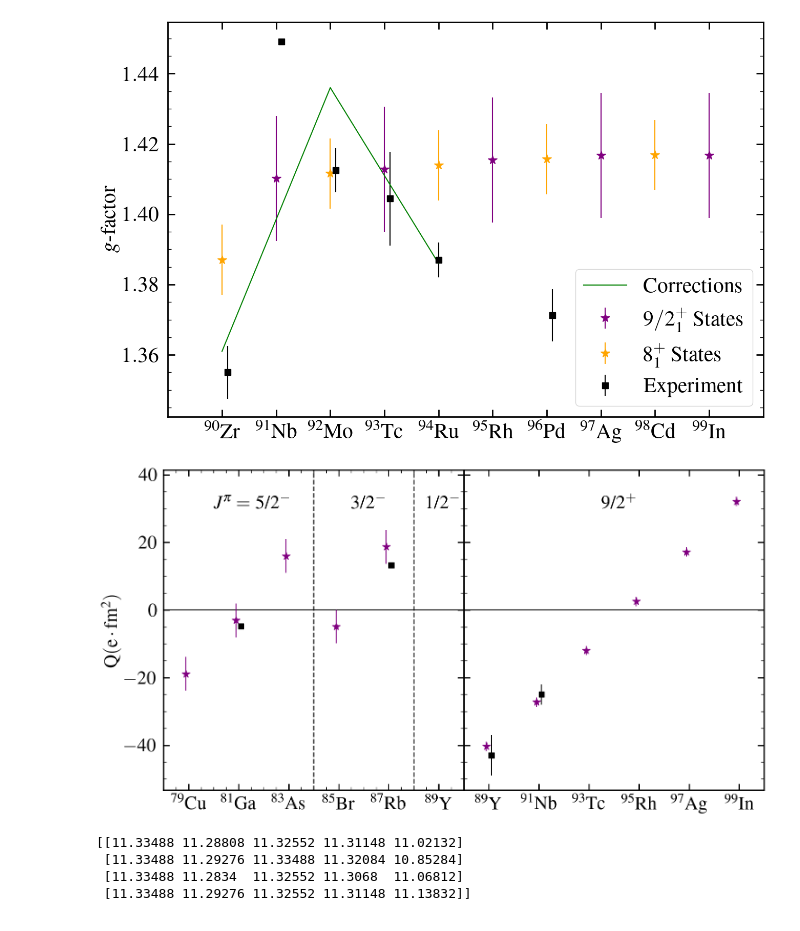
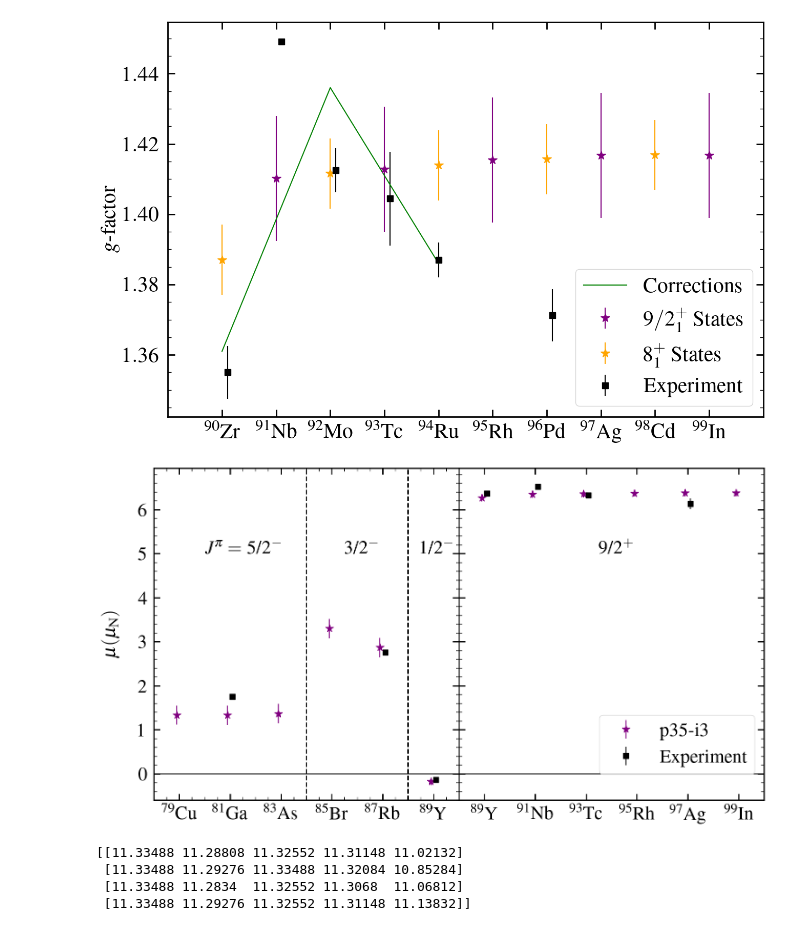
Before and after one commit to JordanPurcell/Research, a Jupyter notebook: plots/EM_properties.ipynb, the cells around one changed output. Drawn from its saved outputs; the diff is of its cells as text; code cells hidden in the pictures.

```diff
--- a/plots/EM_properties.ipynb
+++ b/plots/EM_properties.ipynb
@@ -279,17 +275,20 @@ plt.show()
 # %% [output]
 [figure]
 # %%
-#f, ax = plt.subplots(2,2, sharey='row', gridspec_kw={'width_ratios':[6,6]})
-f, ax = plt.subplots(2,2, sharex='col', sharey='row', gridspec_kw={'width_ratios':[6,6]})      # Switch to this one to isolate bottom plot
+f, ax = plt.subplots(2,2, sharey='row', gridspec_kw={'width_ratios':[6,6]})
+#f, ax = plt.subplots(2,2, sharex='col', sharey='row', gridspec_kw={'width_ratios':[6,6]})      # Switch to this one to isolate bottom plot
 f.set_figwidth(15)
 f.set_figheight(15)
 
-plt.setp(ax[1][0], xticks=odd_A, xticklabels=odd_ticks)                 # Change first index to isolate top/bottom plot
-plt.setp(ax[1][1], xticks=m9_A, xticklabels=m9_ticks)                   # ""
+plt.setp(ax[0][0], xticks=odd_A, xticklabels=odd_ticks)                 # Change first index to isolate top/bottom plot
+plt.setp(ax[0][1], xticks=m9_A, xticklabels=m9_ticks)                   # ""
 ax[0][0].tick_params(pad=10)
 ax[0][1].tick_params(pad=10)
 ax[0][0].set_xlim(78, 90)
 ax[0][1].set_xlim(88, 100)
+
+xodd = [i for i in range(A_odd[0]-1, A_odd[len(A_odd)-1]+2)]
+xeven = [i for i in range(A_even[0]-1, A_even[len(A_even)-1]+3)]
 
 ax[0][0].plot(xodd, np.zeros(len(xodd)), color='black', linestyle='solid')
 ax[1][0].plot(xodd, np.zeros(len(xodd)), color='black', linestyle='solid')
@@ -302,7 +301,7 @@ ax[1][1].plot(xeven, np.zeros(len(xeven)), color='black', linestyle='solid')
 #ax[0][0].scatter([odd_A[i] - 0.1 for i in range(len(odd_A))], odd_dipoles[2], color='orange', s = 125, label='p35-i2', alpha=0.9)
 ax[0][0].errorbar([odd_A[i] - 0.1 for i in range(len(odd_A))], odd_dipoles[3], yerr=[0.22, 0.22, 0.22, 0.22, 0.22, 0.22, 0.22, 0.22, 0.22, 0.22, 0.08],
                    fmt='*', mfc='purple', mec='purple', ecolor='purple', ms=13, label='p35-i3')
-ax[0][0].errorbar([87 + 0.1, 89 + 0.1, 91 + 0.1], [2.75131, -0.1374154, 6.521], yerr=[0.00012, 0.0000003, 0.002],
+ax[0][0].errorbar([81 + 0.1, 87 + 0.1, 89 + 0.1, 91 + 0.1], [1.747, 2.75131, -0.1374154, 6.521], yerr=[0.005, 0.00012, 0.0000003, 0.002],
                     fmt='s', mfc='black', mec='black', ecolor='black', ms=8, label='Experiment')
 
 # the :10 for odd_Q is to not include the Q values for 89Y, which has no quadrupole moment in the 1/2 state
@@ -319,7 +318,7 @@ ax[1][0].errorbar([81 + 0.1, 87 + 0.1, 91 + 0.1], [-4.8, 13.2, -25], yerr=[0.8,
 #ax[0][1].scatter([m9_A[i] - 0.1 for i in range(len(m9_A))], odd_mu9[2], color='orange', s = 125, label='p35-i2', alpha=0.9)
 ax[0][1].errorbar([m9_A[i] - 0.1 for i in range(len(m9_A))], odd_mu9[3], yerr=[0.08, 0.08, 0.08, 0.08, 0.08, 0.08],
                    fmt='*', mfc='purple', mec='purple', ecolor='purple', ms=13,label='p35-i3')
-ax[0][1].errorbar([89 + 0.1, 91 + 0.1, 93 + 0.1], [6.37, 6.521, 6.32], yerr=[0.04, 0.002, 0.06],
+ax[0][1].errorbar([89 + 0.1, 91 + 0.1, 93 + 0.1, 97 + 0.1], [6.37, 6.521, 6.32, 6.13], yerr=[0.04, 0.002, 0.06, 0.12],
                     fmt='s', mfc='black', mec='black', ecolor='black', ms=8, label='Experiment')
 
 #ax[1][1].scatter([m9_A[i] - 0.2 for i in range(len(m9_A))], odd_Q9[0], color='green', s = 125, label='jj44a', alpha=0.9)
@@ -333,41 +332,41 @@ ax[1][1].errorbar([89 + 0.1, 91 + 0.1], [-43, -25], yerr=[6, 3],
 ax[0][0].tick_params(axis="both", which="major", direction="in", left=True, right=True, top=True, length=10, width=2, labelsize=30)
 ax[0][0].tick_params(axis="both", which="minor", direction="in", right=True, top=True, length=5, width=1, labelsize=30)
 ax[1][0].tick_params(axis="both", which="major", direction="in", right=True, top=True, length=10, width=2, labelsize=30, pad=10)
 ax[1][0].tick_params(axis="both", which="minor", direction="in", right=True, top=True, length=5, width=1, labelsize=30)
 
 ax[0][1].tick_params(which="major", direction="in", right=True, top=True, length=10, width=2, labelsize=30)
 ax[0][1].tick_params(which="minor", direction="in", right=True, top=True, length=5, width=1, labelsize=30)
 ax[1][1].tick_params(which="major", direction="in", right=True, top=True, length=10, width=2, labelsize=30, pad=10)
 ax[1][1].tick_params(which="minor", direction="in", right=True, top=True, length=5, width=1, labelsize=30)
-ax[1][1].xaxis.get_major_ticks()[1].set_pad(5)       # This adjust only the 97Ag label because it's behaving badly
+ax[0][1].xaxis.get_major_ticks()[1].set_pad(5)       # This adjust only the 97Ag label because it's behaving badly
 
 ax[0][0].set_ylabel('$\mathrm{\mu(\mu_{N})}$', labelpad=30, fontsize=30)
 ax[1][0].set_ylabel('$\mathrm{Q(e \cdot fm^2)}$', fontsize=30)
 
 ax[0][0].axvline(x = 84, ymin = 0, ymax = 7, color = 'k', linewidth=2, ls='--')
 ax[0][0].axvline(x = 88, ymin = 0, ymax = 7, color = 'k', linewidth=2, ls='--')
 ax[0][0].axvline(x = 90, ymin = 0, ymax = 7, color = 'k', linewidth=2, ls='--')
 ax[1][0].axvline(x = 84, ymin = 0, ymax = 7, color = 'k', linewidth=2, ls='--')
 ax[1][0].axvline(x = 88, ymin = 0, ymax = 7, color = 'k', linewidth=2, ls='--')
 ax[1][0].axvline(x = 90, ymin = 0, ymax = 7, color = 'k', linewidth=2, ls='--')
 
-ax[1][0].text(80, 30, '$J^\pi = $ 5/2$^{-}$', fontsize = 30)          # Switch first index to isolate top/bottom plot
-ax[1][0].text(85.5, 30, '3/2$^{-}$', fontsize = 30)          # ""
-ax[1][0].text(88.5, 30, '1/2$^{-}$', fontsize = 30)          # ""
-ax[1][1].text(93.5, 30, '9/2$^{+}$', fontsize = 30)          # ""
+ax[0][0].text(80, 5, '$J^\pi = $ 5/2$^{-}$', fontsize = 30)          # Switch first index to isolate top/bottom plot
+ax[0][0].text(85.5, 5, '3/2$^{-}$', fontsize = 30)          # ""
+ax[0][0].text(88.5, 5, '1/2$^{-}$', fontsize = 30)          # ""
+ax[0][1].text(93.5, 5, '9/2$^{+}$', fontsize = 30)          # ""
 
-ax[0][0].set_visible(False)                # Option for isolating subplot
-ax[0][1].set_visible(False)
+ax[1][0].set_visible(False)                # Option for isolating subplot
+ax[1][1].set_visible(False)
 
 
 plt.tight_layout()
 plt.subplots_adjust(wspace=0, hspace=0)
 ax[0][0].minorticks_on()
 ax[1][0].minorticks_on()
 ax[0][1].legend(fontsize=30, bbox_to_anchor=(1, 0.05), loc="lower right").set_alpha(1)          # Toggle first index to isolate top/bottom plot
 plt.show()
 # %% [output]
-[figure, old version]
+[figure, new version]
 # %%
 mu_i3_6plus = [8.31391, 8.46106, 8.47682, 8.49259, 8.50310]
 even_Q8[3] = [42.59, -35.96, 17.00, -9.39, -55.09]
```
Also changed, not shown: parts of 9 cells of this notebook, 11 other files.
